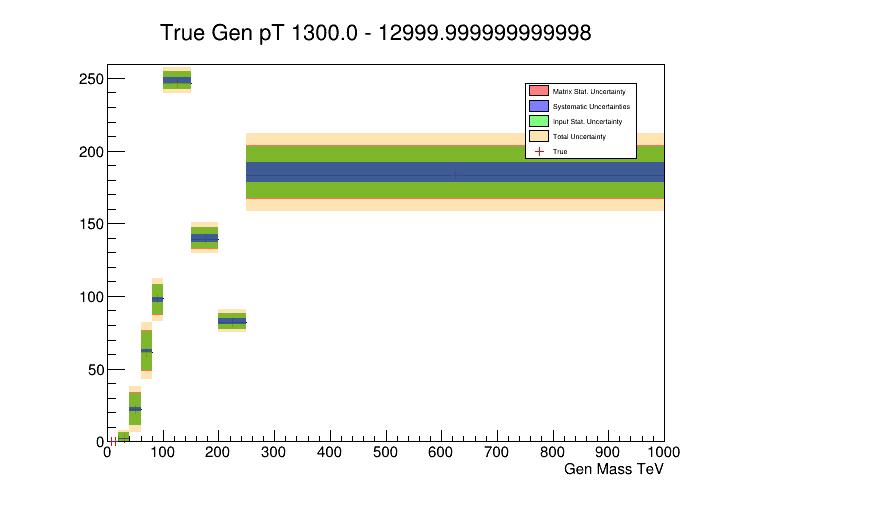
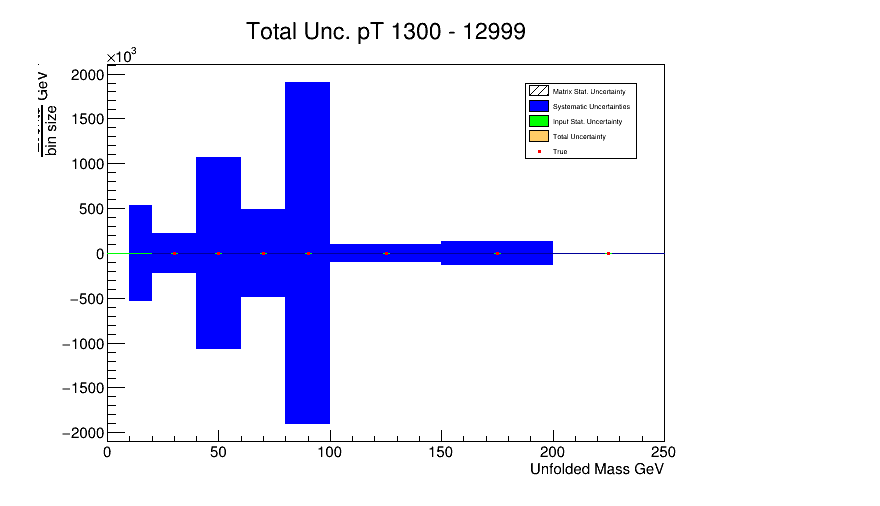
Before and after one commit to laurenhay/GluonJetMass, a Jupyter notebook: TUnfold_plots.ipynb, the cells around one changed output. Drawn from its saved outputs; the diff is of its cells as text; code cells hidden in the pictures.

Commit message:
Add lots of unfolding plots

```diff
--- a/TUnfold_plots.ipynb
+++ b/TUnfold_plots.ipynb
@@ -130,0 +277,3 @@ Info in <TCanvas::Print>: png file plots/unfolding/dijet/statSumW2_test/MCInput_
+# %%
+M = syst_hist_dict["nominal"]["MCGenRec_u"]
+print(M.GetName())
@@ -365,0 +910,2 @@ print(syst_list)
+# %%
+oSys = getTotSyst(o,u, availSysts, no_influence=None)
@@ -531,47 +1104,52 @@ hists = []
 for ipt in range(len(ptgen_edges)-1):
     ci = ROOT.TCanvas("c" + str(ipt), "c" + str(ipt))
     ci.cd()
-    syscopy = ROOT.TH1D("systUncPt" + str(ipt), "Syst Gen pT " + str(ptgen_edges[ipt]) +" - " +str(ptgen_edges[ipt+1]), len(mgen_edges)-1, mgen_edges)
-    inputcopy = ROOT.TH1D("inputUncPt" + str(ipt), "Input unc. Gen pT " + str(ptgen_edges[ipt]) +" - " +str(ptgen_edges[ipt+1]), len(mgen_edges)-1, mgen_edges)
-    matcopy = ROOT.TH1D("matUncPt" + str(ipt), "Matrix Gen pT " + str(ptgen_edges[ipt]) +" - " +str(ptgen_edges[ipt+1]), len(mgen_edges)-1, mgen_edges)
-    totcopy = ROOT.TH1D("totUncPt" + str(ipt), "Total Gen pT " + str(ptgen_edges[ipt]) +" - " +str(ptgen_edges[ipt+1]), len(mgen_edges)-1, mgen_edges)
-    hcopy = ROOT.TH1D("hTruePt" + str(ipt), "True Gen pT " + str(ptgen_edges[ipt]) +" - " +str(ptgen_edges[ipt+1]), len(mgen_edges)-1, mgen_edges)
+    syscopy = ROOT.TH1D("systUncPt" + str(ipt), "Syst Unc. pT " + str(int(ptgen_edges[ipt])) +" - " +str(int(ptgen_edges[ipt+1])), len(mgen_edges)-1, mgen_edges)
+    inputcopy = ROOT.TH1D("inputUncPt" + str(ipt), "Input Unc. pT " + str(int(ptgen_edges[ipt])) +" - " +str(int(ptgen_edges[ipt+1])), len(mgen_edges)-1, mgen_edges)
+    matcopy = ROOT.TH1D("matUncPt" + str(ipt), "Matrix Unc. pT " + str(int(ptgen_edges[ipt])) +" - " +str(int(ptgen_edges[ipt+1])), len(mgen_edges)-1, mgen_edges)
+    totcopy = ROOT.TH1D("totUncPt" + str(ipt), "Total Unc. pT " + str(int(ptgen_edges[ipt])) +" - " +str(int(ptgen_edges[ipt+1])), len(mgen_edges)-1, mgen_edges)
+    htruecopy = ROOT.TH1D("hTruePt" + str(ipt), "True Gen pT " + str(int(ptgen_edges[ipt])) +" - " +str(int(ptgen_edges[ipt+1])), len(mgen_edges)-1, mgen_edges)
+    hcopy = ROOT.TH1D("hPt" + str(ipt), "True Gen pT " + str(int(ptgen_edges[ipt])) +" - " +str(int(ptgen_edges[ipt+1])), len(mgen_edges)-1, mgen_edges)
 #        hcopy.Print("all")
     canvs = []
-    hists = []
     for im in range(len(mgen_edges)):
-        syscopy.SetBinContent(im, oSys.GetBinContent(im+1+ipt*(len(mgen_edges)-1)))
-        syscopy.SetBinError(im, oSys.GetBinError(im+1+ipt*(len(mgen_edges)-1)))
-        syscopy.SetMarkerStyle(0)
-        syscopy.SetLineColor(ROOT.kBlack)
-        syscopy.SetFillColor(ROOT.kBlue-7)
-        syscopy.SetFillColorAlpha(ROOT.kBlue, 0.5)
-        inputcopy.SetBinContent(im, oInput.GetBinContent(im+1+ipt*(len(mgen_edges)-1)))
-        inputcopy.SetBinError(im, oInput.GetBinError(im+1+ipt*(len(mgen_edges)-1)))
-        inputcopy.SetMarkerStyle(0)
-        inputcopy.SetLineColor(ROOT.kBlack)
-        inputcopy.SetFillColorAlpha(ROOT.kGreen, 0.5)
-        matcopy.SetBinContent(im, oMat.GetBinContent(im+1+ipt*(len(mgen_edges)-1)))
-        matcopy.SetBinError(im, oMat.GetBinError(im+1+ipt*(len(mgen_edges)-1)))
-        matcopy.SetMarkerStyle(0)
-        matcopy.SetLineColor(ROOT.kBlack)
-        matcopy.SetFillColorAlpha(ROOT.kRed, 0.5)
-        totcopy.SetBinContent(im, oTotal.GetBinContent(im+1+ipt*(len(mgen_edges)-1)))
-        totcopy.SetBinError(im, oTotal.GetBinError(im+1+ipt*(len(mgen_edges)-1)))
-        totcopy.SetMarkerStyle(0)
-        totcopy.SetLineColor(ROOT.kBlack)
-        totcopy.SetFillColorAlpha(ROOT.kOrange-4, 0.5)
-        hcopy.SetBinContent(im, htrue.GetBinContent(im+1+ipt*(len(mgen_edges)-1)))
-        hcopy.SetBinError(im, htrue.GetBinError(im+1+ipt*(len(mgen_edges)-1)))
-        hcopy.SetMarkerStyle(2)
-        hcopy.SetMarkerColor(2)
-        hcopy.GetXaxis().SetTitle("Gen Mass TeV")
-
-    hcopy.Draw("e")
-    totcopy.Draw("e2 same")
+        if hcopy.GetBinWidth(im) > 0:
+            binsize = hcopy.GetBinWidth(im)
+        else:
+            binsize = 1
+        syscopy.SetBinContent(im, oSys.GetPointY(im+1+ipt*(len(mgen_edges)-1))/binsize)
+        syscopy.SetBinError(im, oSys.GetErrorY(im+1+ipt*(len(mgen_edges)-1))/binsize)
+        inputcopy.SetBinContent(im, oInput.GetBinContent(im+1+ipt*(len(mgen_edges)-1))/binsize)
+        inputcopy.SetBinError(im, oInput.GetBinError(im+1+ipt*(len(mgen_edges)-1))/binsize)
+        matcopy.SetBinContent(im, oMat.GetBinContent(im+1+ipt*(len(mgen_edges)-1))/binsize)
+        matcopy.SetBinError(im, oMat.GetBinError(im+1+ipt*(len(mgen_edges)-1))/binsize)
+        totcopy.SetBinContent(im, oTotal.GetPointY(im+1+ipt*(len(mgen_edges)-1))/binsize)
+        totcopy.SetBinError(im, oTotal.GetErrorY(im+1+ipt*(len(mgen_edges)-1))/binsize)
+        hcopy.SetBinContent(im, htrue.GetBinContent(im+1+ipt*(len(mgen_edges)-1))/binsize)
+        hcopy.SetBinError(im, htrue.GetBinError(im+1+ipt*(len(mgen_edges)-1))/binsize)
+    syscopy.SetMarkerStyle(0)
+    syscopy.SetLineColor(ROOT.kBlack)
+    syscopy.SetFillColor(ROOT.kBlue)
+    inputcopy.SetMarkerStyle(0)
+    inputcopy.SetLineColor(ROOT.kBlack)
+    inputcopy.SetFillColor(ROOT.kGreen)
+    matcopy.SetMarkerStyle(0)
+    matcopy.SetLineColor(ROOT.kBlack)
+    matcopy.SetFillStyle(3354)
+    matcopy.SetFillColor(ROOT.kBlack)
+    totcopy.SetMarkerStyle(0)
+    totcopy.SetLineColor(ROOT.kBlack)
+    totcopy.SetFillColor(ROOT.kOrange-4)
+    hcopy.SetMarkerStyle(7)
+    hcopy.SetMarkerColor(2)
+    totcopy.GetXaxis().SetTitle("Unfolded Mass GeV")
+    totcopy.GetYaxis().SetTitle("#frac{Events}{bin size} GeV^{-1}")
+    totcopy.GetXaxis().SetRange(1,totcopy.GetNbinsX()-1)
+    totcopy.Draw("e2")
+    syscopy.Draw("e2 same")
+    inputcopy.Draw("e2 same")
     matcopy.Draw("e2 same")
-    inputcopy.Draw("e2 same")
-    syscopy.Draw("e2 same")
+    hcopy.Draw("e same")
     leg1 = ROOT.TLegend(0.7, 0.7, 0.86, 0.86)
     leg1.AddEntry(matcopy, "Matrix Stat. Uncertainty", "f")
     leg1.AddEntry(syscopy, "Systematic Uncertainties", "f")
@@ -579,10 +1157,10 @@ for ipt in range(len(ptgen_edges)-1):
     leg1.AddEntry(totcopy, "Total Uncertainty", "f")
     leg1.AddEntry(hcopy, "True", "p")
     leg1.Draw()
+    # ci.SetLogy()
     ci.Draw()
-    hist[hcopy.GetName()]=hcopy
-    ci.SaveAs(os_path+"UnfoldedClosure_ungroomed_sepUnc_pt"+str(ptgen_edges[ipt])+"_"+year+".png")
+    ci.SaveAs(os_path+"Unfolded_sepUnc_pt"+str(int(ptgen_edges[ipt]))+"_"+year+".png")
     canvs.append(ci)
     hists.append(hcopy)
-print(hists)
+    ci.Show()
 # %% [output]
@@ -607 +1179 @@ Info in <TCanvas::Print>: png file plots/unfolding/dijet/statSumW2_test/Unfolded
-[figure, old version]
+[figure, new version]
```
Also changed, not shown: parts of 43 cells of this notebook, 1 other file.
